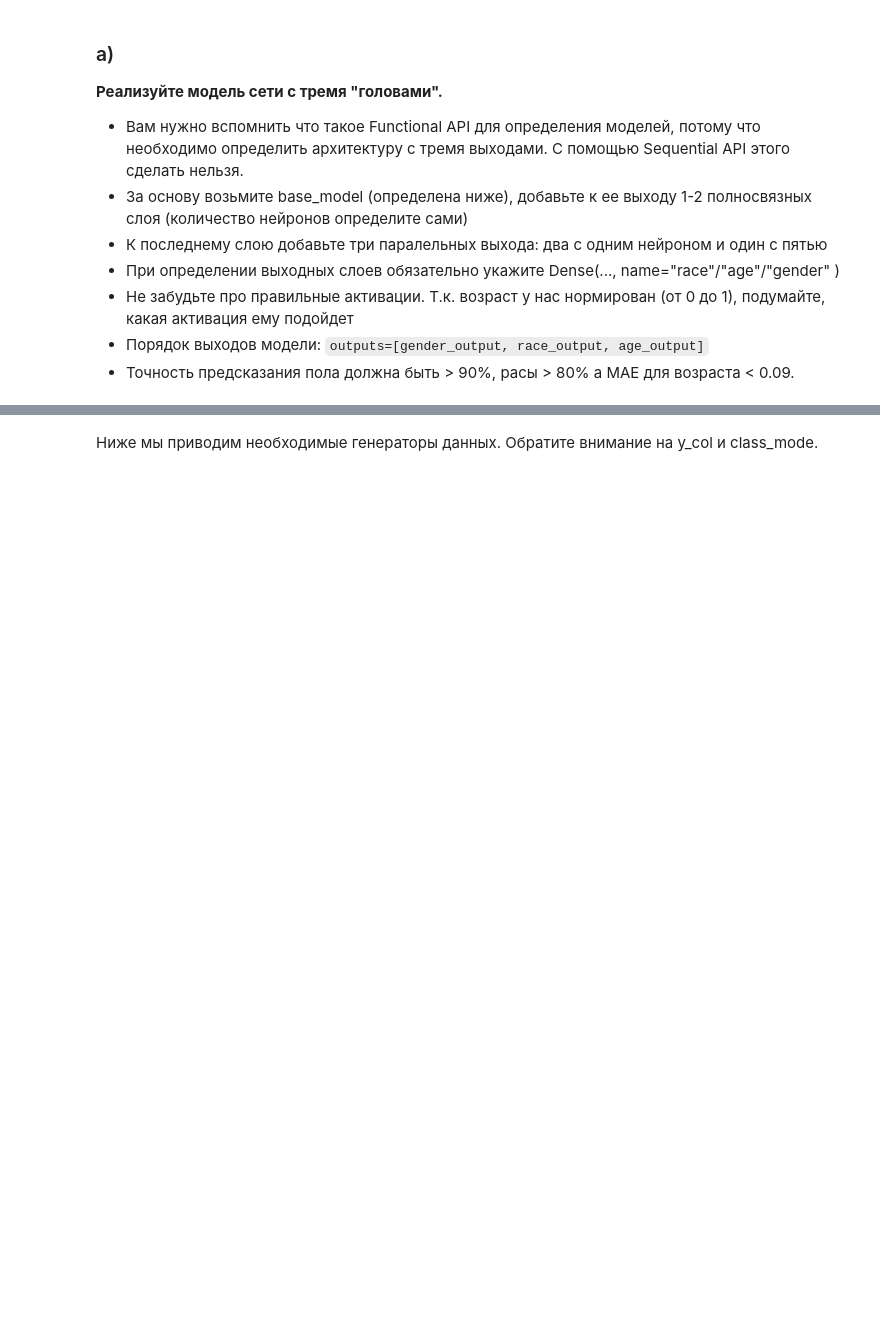
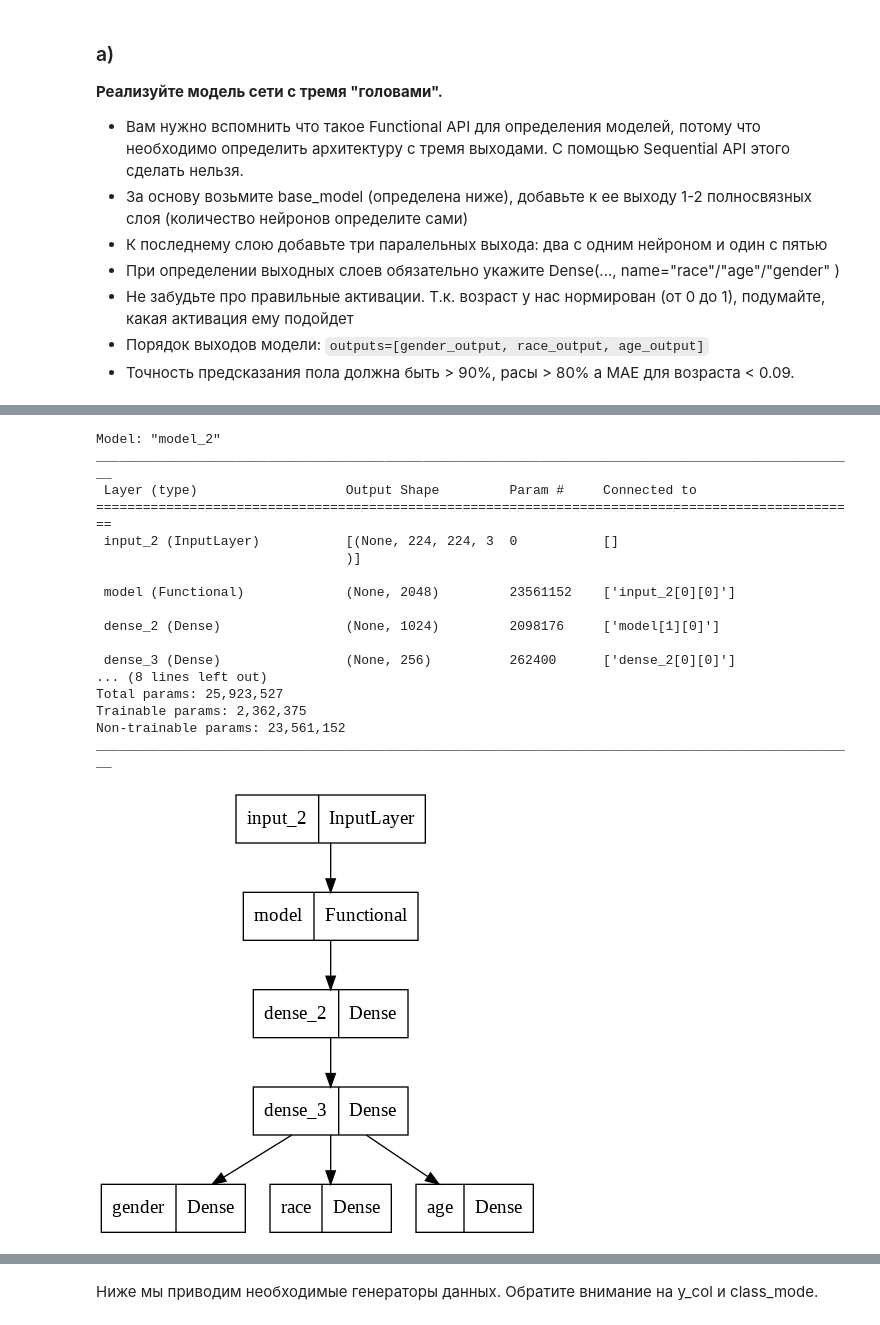
Before and after one commit to larinsi/DS0P, a Jupyter notebook: Machine_learning_Middle_level_Neural_networks/05_Convolutional_neural_networks_Pt2/homework_2.ipynb, the cells around one changed output, grey strips where cells are left out. Saved outputs shown, nothing was run; the diff lists cells and outputs as text; code cells hidden in the pictures; blank space fills up the shorter version.

```diff
--- a/Machine_learning_Middle_level_Neural_networks/05_Convolutional_neural_networks_Pt2/homework_2.ipynb
+++ b/Machine_learning_Middle_level_Neural_networks/05_Convolutional_neural_networks_Pt2/homework_2.ipynb
@@ -732,24 +732,53 @@ WARNING:tensorflow:No training configuration found in save file: the model was *
 # %%
 from tensorflow.keras.layers import Input
 from tensorflow.keras.utils import plot_model
 
 
 input_layer = Input(shape=(IMAGE_SIZE, IMAGE_SIZE, 3))
 
 # < YOUR CODE STARTS HERE >
 # переменная model должна содержать модель для дальнейшего обучения
+fine_tune_at = 165
+EPOCHS = 15
+
+for layer in base_model.layers[fine_tune_at:]:
+  layer.trainable=True
+
+base_model_out = base_model(input_layer)
+
+dense_1 = tf.keras.layers.Dense(1024, activation="relu")(base_model_out)
+dense_2 = tf.keras.layers.Dense(256, activation="relu")(dense_1)
+
+output_gender = tf.keras.layers.Dense(1, activation="sigmoid", name="gender")(dense_2)
+output_race = tf.keras.layers.Dense(5, activation="softmax", name="race")(dense_2)
+output_age = tf.keras.layers.Dense(1, name="age")(dense_2)
 
 
-
-
-
-
-
+model = tf.keras.Model(inputs=input_layer, outputs=[output_gender, output_race, output_age])
 
 
 # < YOUR CODE ENDS HERE >
 model.summary()
 plot_model(model)
+# %% [output]
+Model: "model_2"
+__________________________________________________________________________________________________
+ Layer (type)                   Output Shape         Param #     Connected to
+==================================================================================================
+ input_2 (InputLayer)           [(None, 224, 224, 3  0           []
+                                )]
+
+ model (Functional)             (None, 2048)         23561152    ['input_2[0][0]']
+
+ dense_2 (Dense)                (None, 1024)         2098176     ['model[1][0]']
+
+ dense_3 (Dense)                (None, 256)          262400      ['dense_2[0][0]']
+... (8 lines left out)
+Total params: 25,923,527
+Trainable params: 2,362,375
+Non-trainable params: 23,561,152
+__________________________________________________________________________________________________
+[figure, added]
 # %%
 prediction = model(np.zeros((6, IMAGE_SIZE, IMAGE_SIZE, 3), dtype=np.float32))
 assert len(prediction) == 3, "Модель должна возвращать три тензора"
```
Also changed, not shown: parts of 24 cells of this notebook.
